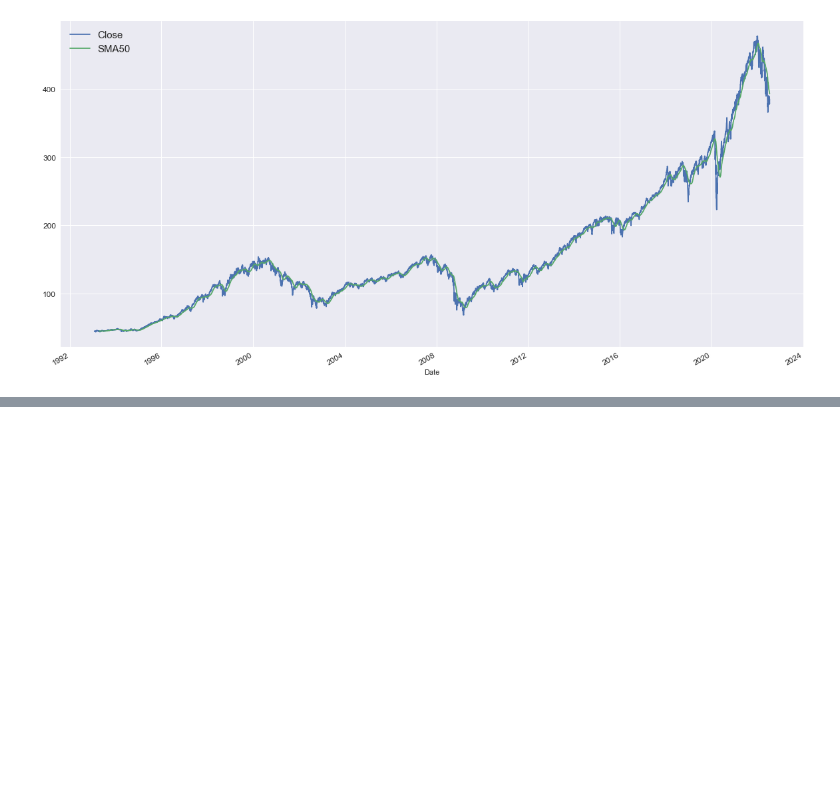
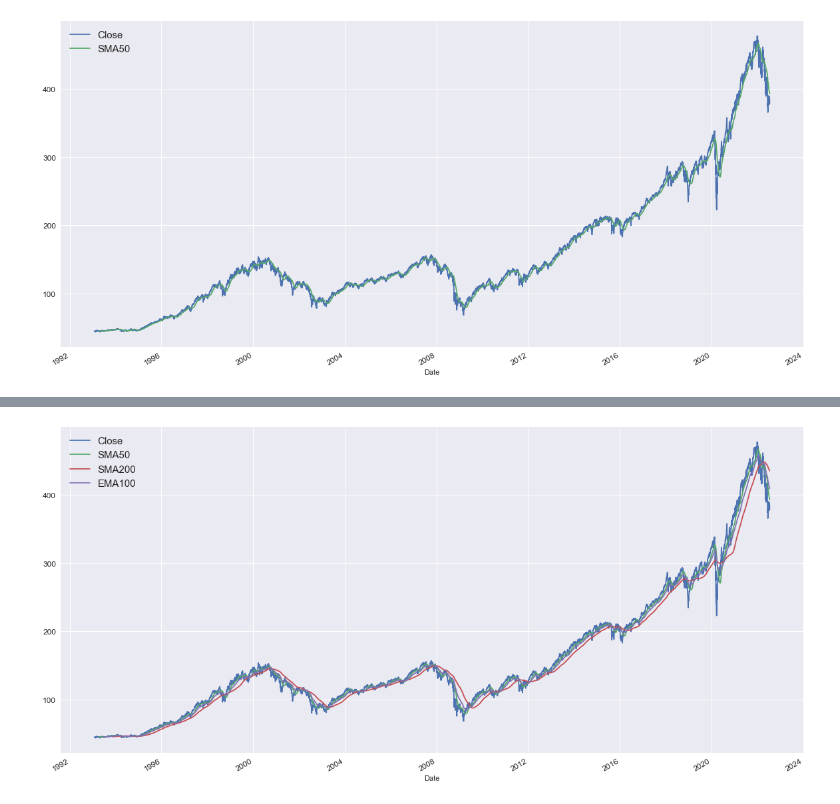
Before and after one commit to Janadhi14/Algo-trading, a Jupyter notebook: Introduction.ipynb, the cells around one changed output, grey strips where cells are left out. Cells and saved outputs as stored; diff of their text form; code cells hidden in the pictures; blank space fills up the shorter version.

```diff
--- a/Introduction.ipynb
+++ b/Introduction.ipynb
@@ -987,0 +997,4 @@ plt.show()
+# %%
+# now lets try and plot an ema
+# this is similar to an Sma but there is some manipulation of teh data
+spy["EMA100"] = spy.Close.ewm(span = 100, min_periods=100).mean()
@@ -987,0 +1018,6 @@ plt.show()
+# %%
+spy.plot(figsize = (20,10), fontsize =12)
+plt.legend(loc = "upper left", fontsize = 15)
+plt.show()
+# %% [output]
+[figure, added]
```
Also changed, not shown: parts of 3 cells of this notebook.
